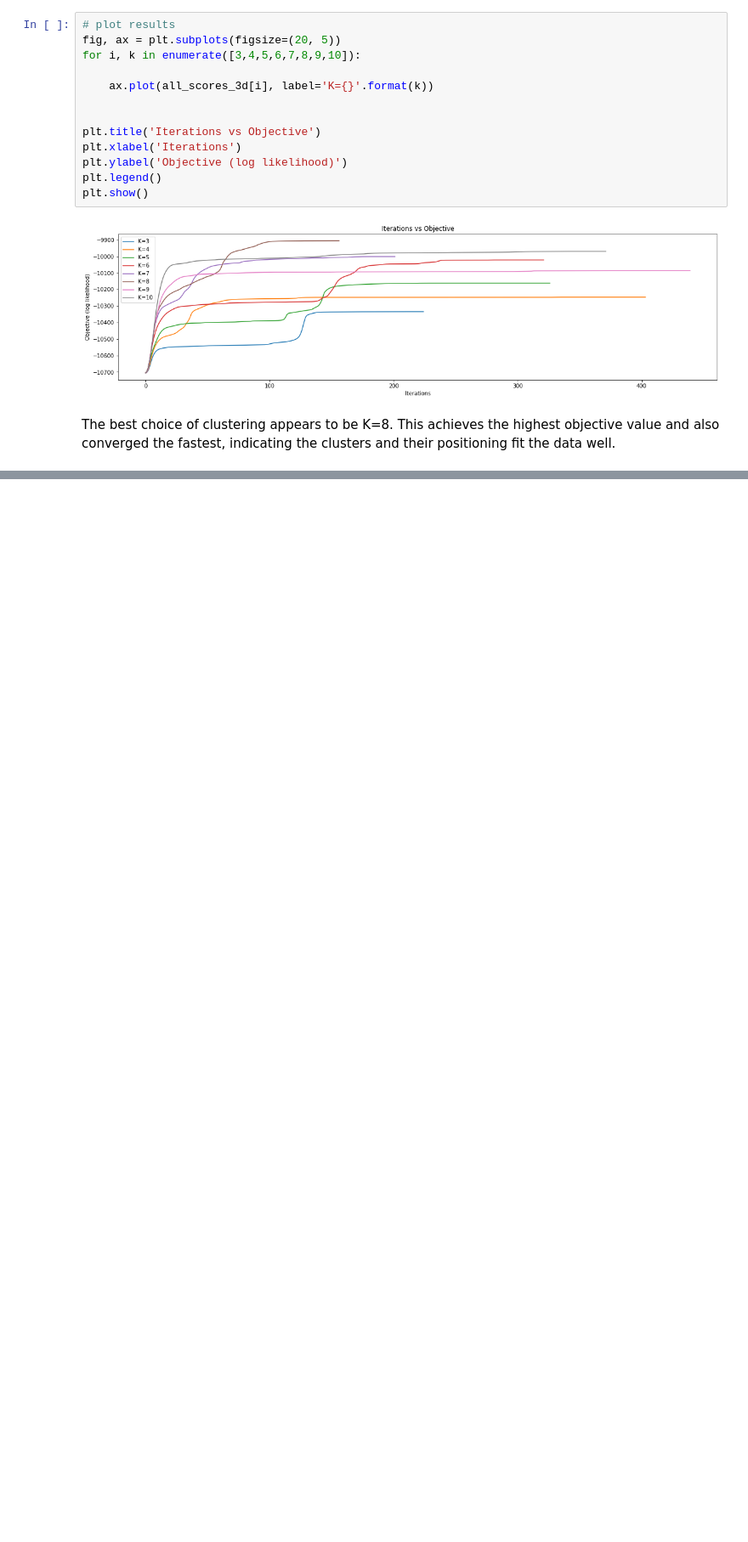
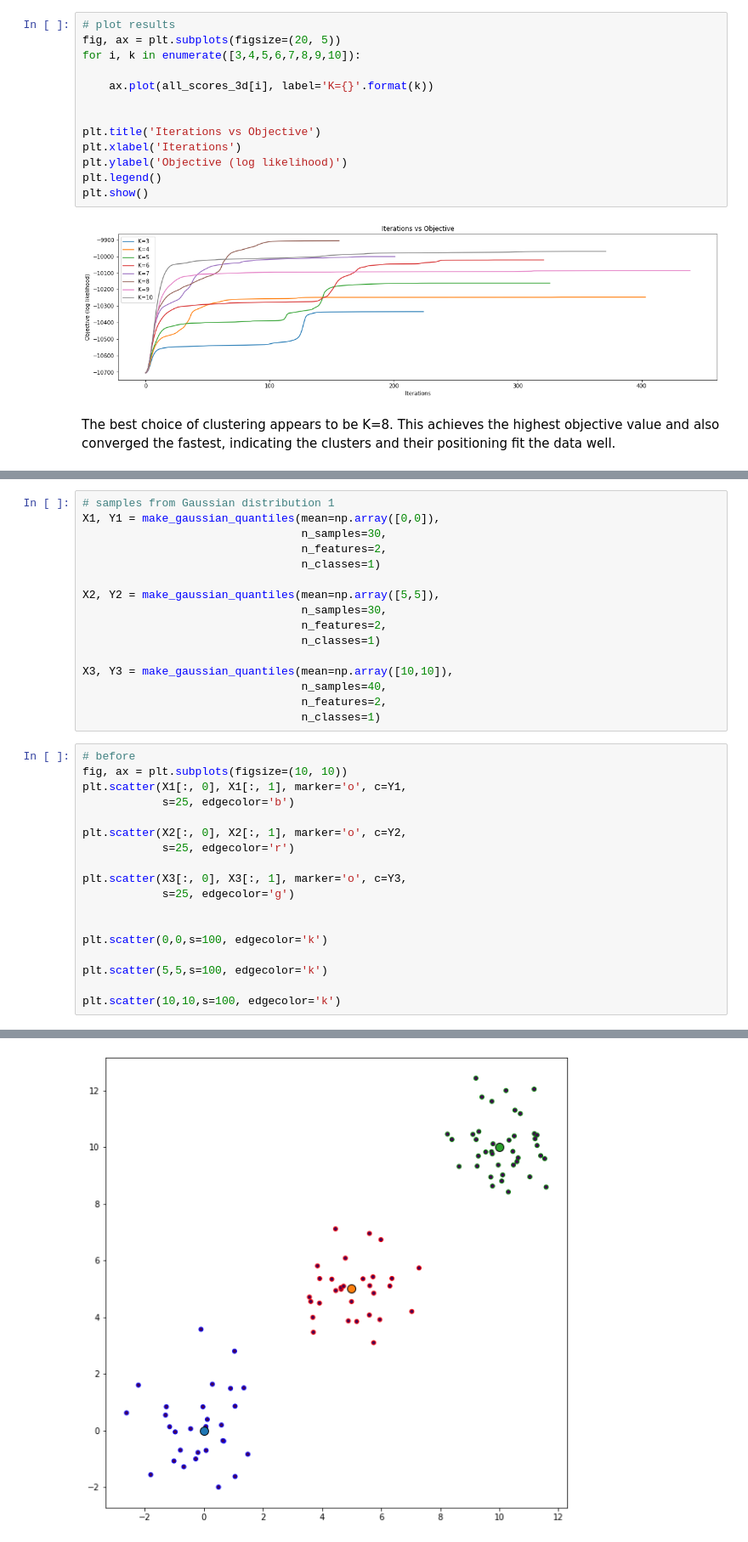
Before and after one commit to ryanquinnnelson/CMU-02620-HW3, a Jupyter notebook: HW3_ryann.ipynb, the cells around one changed output, grey strips where cells are left out. Shown: that part at 85% size. Saved outputs shown, nothing was run; the diff lists cells and outputs as text; blank space fills up the shorter version.

Commit message:
Revised answers based on group meeting. Added test method for Gaussian Mixture using known data.

```diff
--- a/HW3_ryann.ipynb
+++ b/HW3_ryann.ipynb
@@ -597,0 +658,35 @@ The best choice of clustering appears to be K=8. This achieves the highest objec
+# %%
+# samples from Gaussian distribution 1
+X1, Y1 = make_gaussian_quantiles(mean=np.array([0,0]),
+                                 n_samples=30,
+                                 n_features=2,
+                                 n_classes=1)
+
+X2, Y2 = make_gaussian_quantiles(mean=np.array([5,5]),
+                                 n_samples=30,
+                                 n_features=2,
+                                 n_classes=1)
+
+X3, Y3 = make_gaussian_quantiles(mean=np.array([10,10]),
+                                 n_samples=40,
+                                 n_features=2,
+                                 n_classes=1)
+# %%
+# before
+fig, ax = plt.subplots(figsize=(10, 10))
+plt.scatter(X1[:, 0], X1[:, 1], marker='o', c=Y1,
+            s=25, edgecolor='b')
+
+plt.scatter(X2[:, 0], X2[:, 1], marker='o', c=Y2,
+            s=25, edgecolor='r')
+
+plt.scatter(X3[:, 0], X3[:, 1], marker='o', c=Y3,
+            s=25, edgecolor='g')
+
+
+plt.scatter(0,0,s=100, edgecolor='k')
+
+plt.scatter(5,5,s=100, edgecolor='k')
+
+plt.scatter(10,10,s=100, edgecolor='k')
+# %% [output]
@@ -597,0 +694 @@ The best choice of clustering appears to be K=8. This achieves the highest objec
+[figure, added]
```
Also changed, not shown: parts of 20 cells of this notebook, 6 other files.
